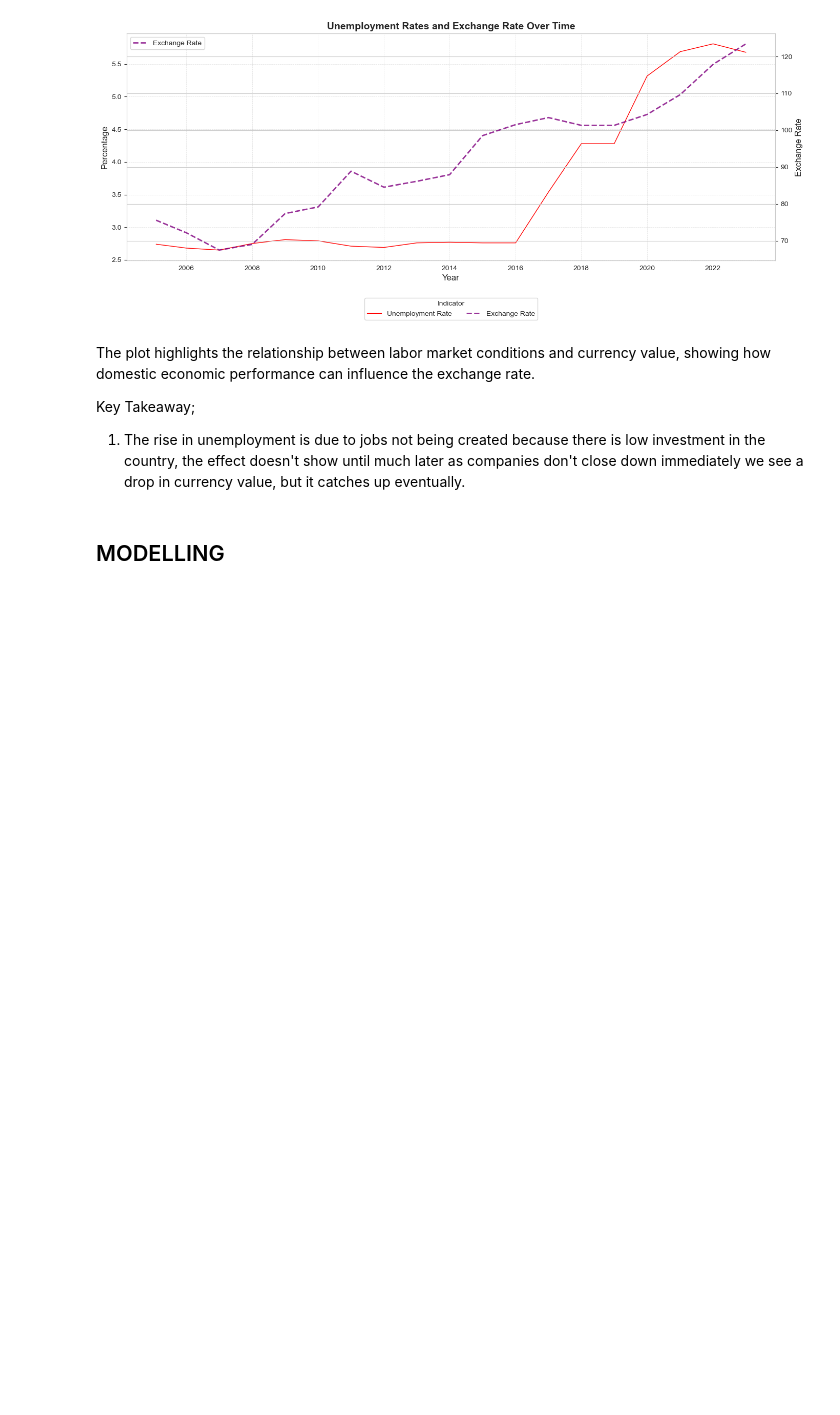
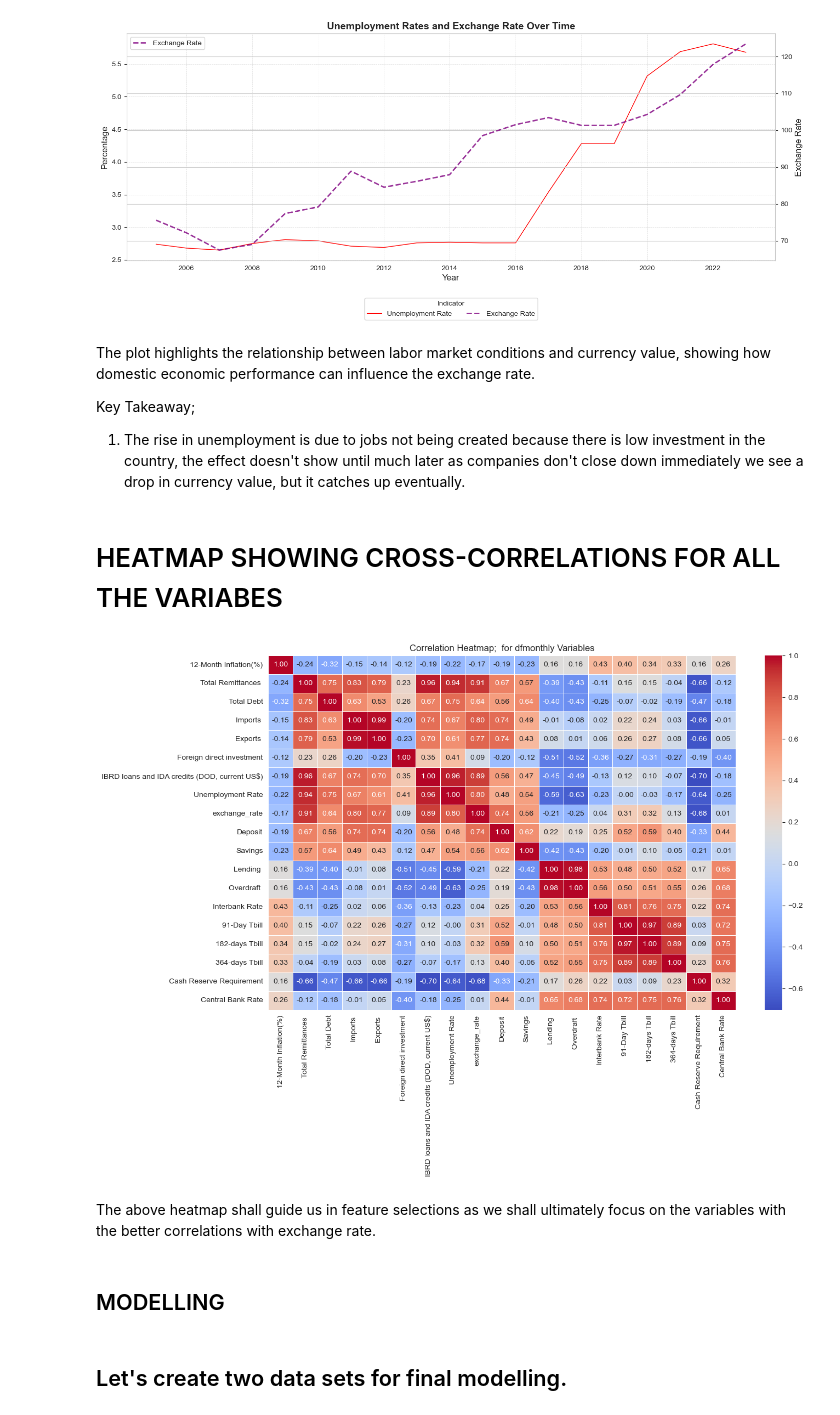
Before and after one commit to kdizz/Group8Phase5Capstone, a Jupyter notebook: main proj.ipynb, the cells around one changed output. Cells and saved outputs as stored; diff of their text form; code cells hidden in the pictures; blank space fills up the shorter version.

Commit message:
Added aa heatmap, created the final dataset to be used for modeling i.e. dfmonthly_modeling & dfaverage_modeling

```diff
--- a/main proj.ipynb
+++ b/main proj.ipynb
@@ -741,5 +741,19 @@ The plot highlights the relationship between labor market conditions and currenc
 Key Takeaway;
 
 1. The rise in unemployment is due to jobs not being created because there is low investment in the country, the effect doesn't show until much later as companies don't close down immediately we see a drop in currency value, but it catches up eventually.
+# %% [markdown]
+# HEATMAP SHOWING CROSS-CORRELATIONS FOR ALL THE VARIABES
+# %%
+plt.figure(figsize=(14, 10))
+sns.heatmap(dfmonthly.corr(), annot=True, fmt=".2f", cmap="coolwarm", linewidths=0.5)
+plt.title("Correlation Heatmap;  for dfmonthly Variables")
+plt.tight_layout()
+plt.show()
+# %% [output]
+[figure, added]
+# %% [markdown]
+The above heatmap shall guide us in feature selections as we shall ultimately focus on the variables with the better correlations with exchange rate.
 # %% [markdown]
 ## MODELLING
+# %% [markdown]
+## Let's create two data sets for final modelling.
```
Also changed, not shown: parts of 2 cells of this notebook, 2 other files.
